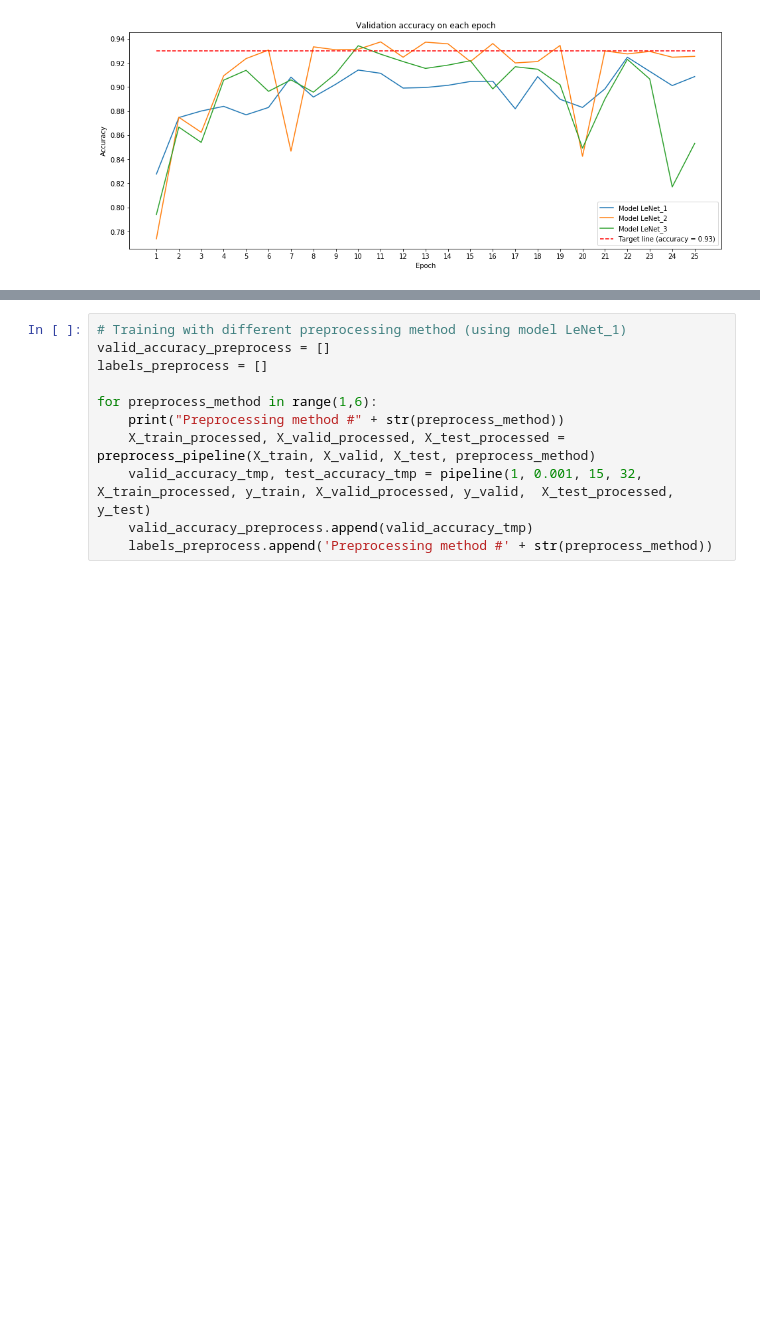
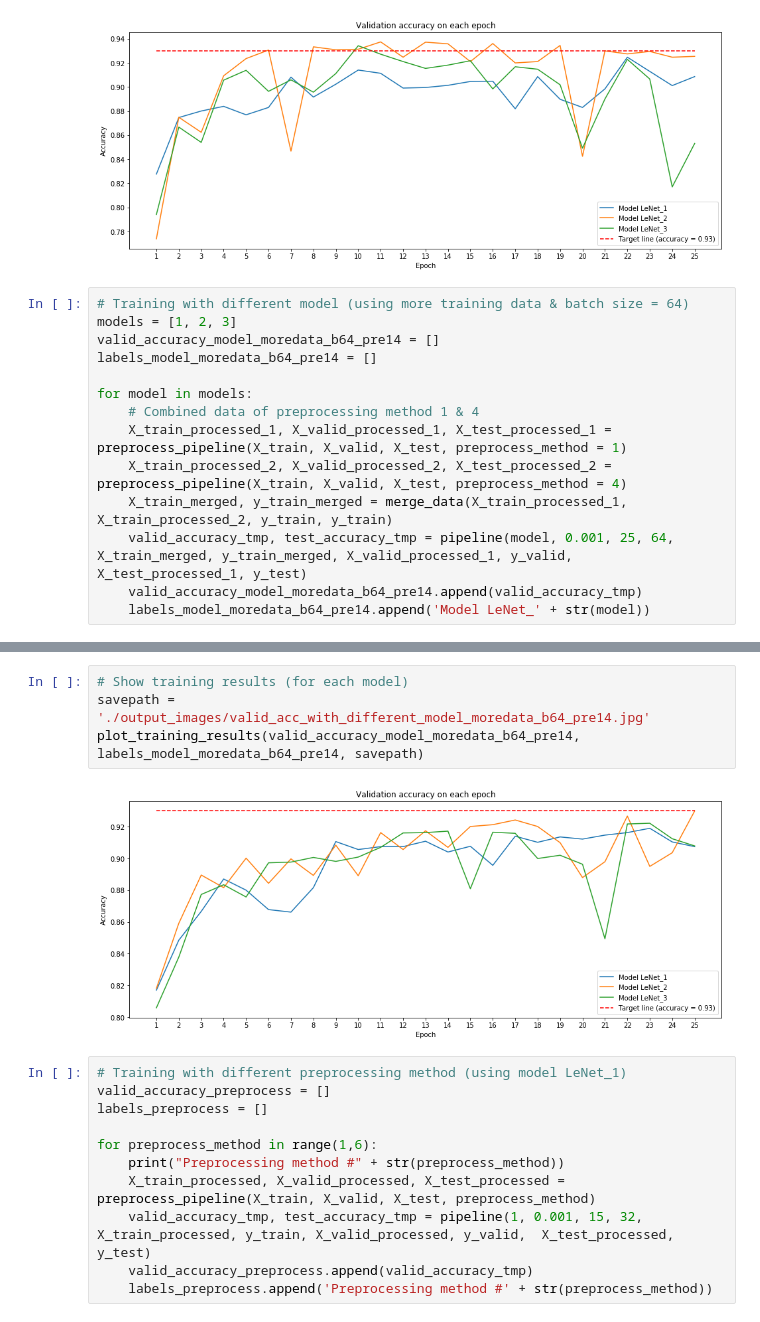
Before and after one commit to pl80tech/CarND-Traffic-Sign-Classifier, a Jupyter notebook: Traffic_Sign_Classifier.ipynb, the cells around one changed output, grey strips where cells are left out. Saved outputs shown, nothing was run; the diff lists cells and outputs as text; blank space fills up the shorter version.

Commit message:
Training result with more data

```diff
--- a/Traffic_Sign_Classifier.ipynb
+++ b/Traffic_Sign_Classifier.ipynb
@@ -856,3 +856,17 @@ savepath = './output_images/valid_acc_with_different_model_moredata_pre14.jpg'
 plot_training_results(valid_accuracy_model_moredata_b32_pre14, labels_model_moredata_b32_pre14, savepath)
 # %% [output]
 [figure]
+# %%
+# Training with different model (using more training data & batch size = 64)
+models = [1, 2, 3]
+valid_accuracy_model_moredata_b64_pre14 = []
+labels_model_moredata_b64_pre14 = []
+
+for model in models:
+    # Combined data of preprocessing method 1 & 4
+    X_train_processed_1, X_valid_processed_1, X_test_processed_1 = preprocess_pipeline(X_train, X_valid, X_test, preprocess_method = 1)
+    X_train_processed_2, X_valid_processed_2, X_test_processed_2 = preprocess_pipeline(X_train, X_valid, X_test, preprocess_method = 4)
+    X_train_merged, y_train_merged = merge_data(X_train_processed_1, X_train_processed_2, y_train, y_train)
+    valid_accuracy_tmp, test_accuracy_tmp = pipeline(model, 0.001, 25, 64, X_train_merged, y_train_merged, X_valid_processed_1, y_valid,  X_test_processed_1, y_test)
+    valid_accuracy_model_moredata_b64_pre14.append(valid_accuracy_tmp)
+    labels_model_moredata_b64_pre14.append('Model LeNet_' + str(model))
@@ -859,3 +891,9 @@ plot_training_results(valid_accuracy_model_moredata_b32_pre14, labels_model_more
+# %%
+# Show training results (for each model)
+savepath = './output_images/valid_acc_with_different_model_moredata_b64_pre14.jpg'
+plot_training_results(valid_accuracy_model_moredata_b64_pre14, labels_model_moredata_b64_pre14, savepath)
+# %% [output]
+[figure, added]
 # %%
 # Training with different preprocessing method (using model LeNet_1)
 valid_accuracy_preprocess = []
```
Also changed, not shown: parts of 1 cell of this notebook.
